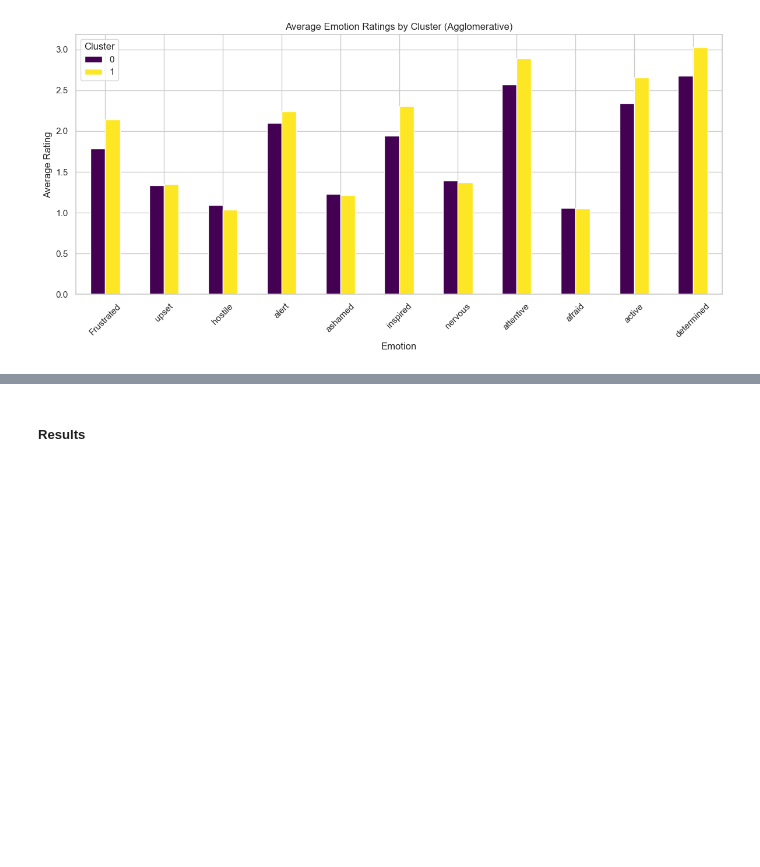
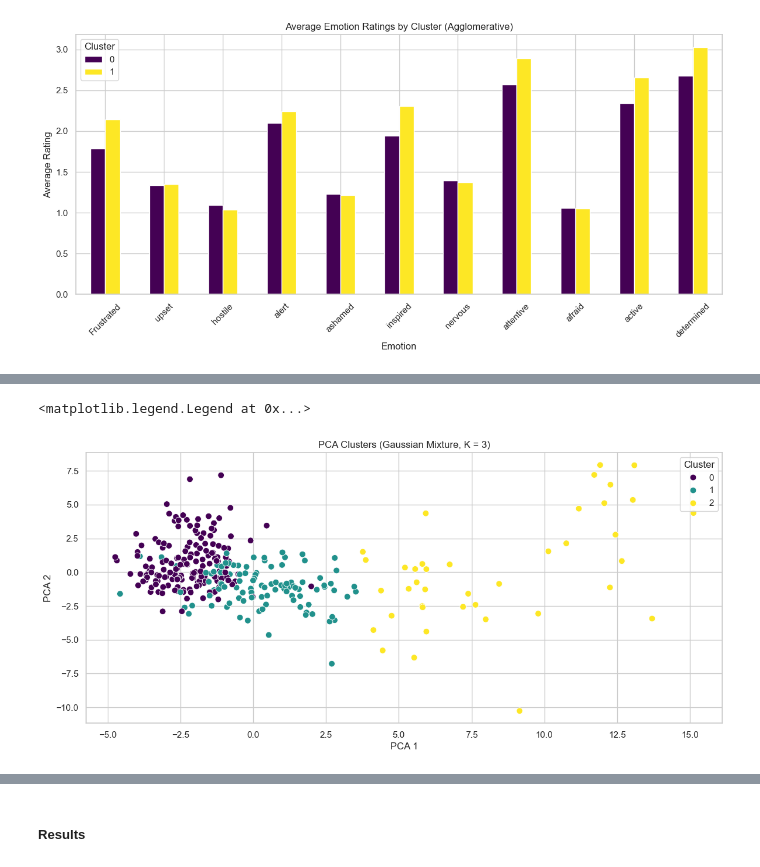
Before and after one commit to albert-moller/CompDataAnalysisCase2, a Jupyter notebook: cluster_analysis_exploration.ipynb, the cells around one changed output, grey strips where cells are left out. Drawn from its saved outputs; the diff is of its cells as text; code cells hidden in the pictures; blank space fills up the shorter version.

```diff
--- a/cluster_analysis_exploration.ipynb
+++ b/cluster_analysis_exploration.ipynb
@@ -379,0 +410,27 @@ plt.show()
+# %%
+# Fit GMM with best number of clusters
+best_gmm = GaussianMixture(n_components=best_k, covariance_type="full", max_iter=1000, reg_covar=0.01, random_state=42)
+best_gmm.fit(X_scaled)
+labels_gmm = best_gmm.predict(X_scaled)
+
+# PCA projection
+pca = PCA(n_components=2)
+X_pca = pca.fit_transform(X_scaled)
+
+viridis = get_cmap("viridis")
+
+def get_color_palette(n):
+    norm = Normalize(vmin=0, vmax=n-1)
+    return [viridis(norm(i)) for i in range(n)]
+
+# Plot PCA projection with clusters
+fig, axs = plt.subplots(figsize=(14, 6))
+sns.scatterplot(x=X_pca[:, 0], y=X_pca[:, 1], hue=labels_gmm,
+                palette=get_color_palette(best_k), s=60, ax=axs)
+axs.set_title(f"PCA Clusters (Gaussian Mixture, K = {best_k})")
+axs.set_xlabel("PCA 1")
+axs.set_ylabel("PCA 2")
+axs.legend(title="Cluster")
+# %% [output]
+<matplotlib.legend.Legend at 0x...>
+[figure, added]
```
Also changed, not shown: parts of 7 cells of this notebook.
